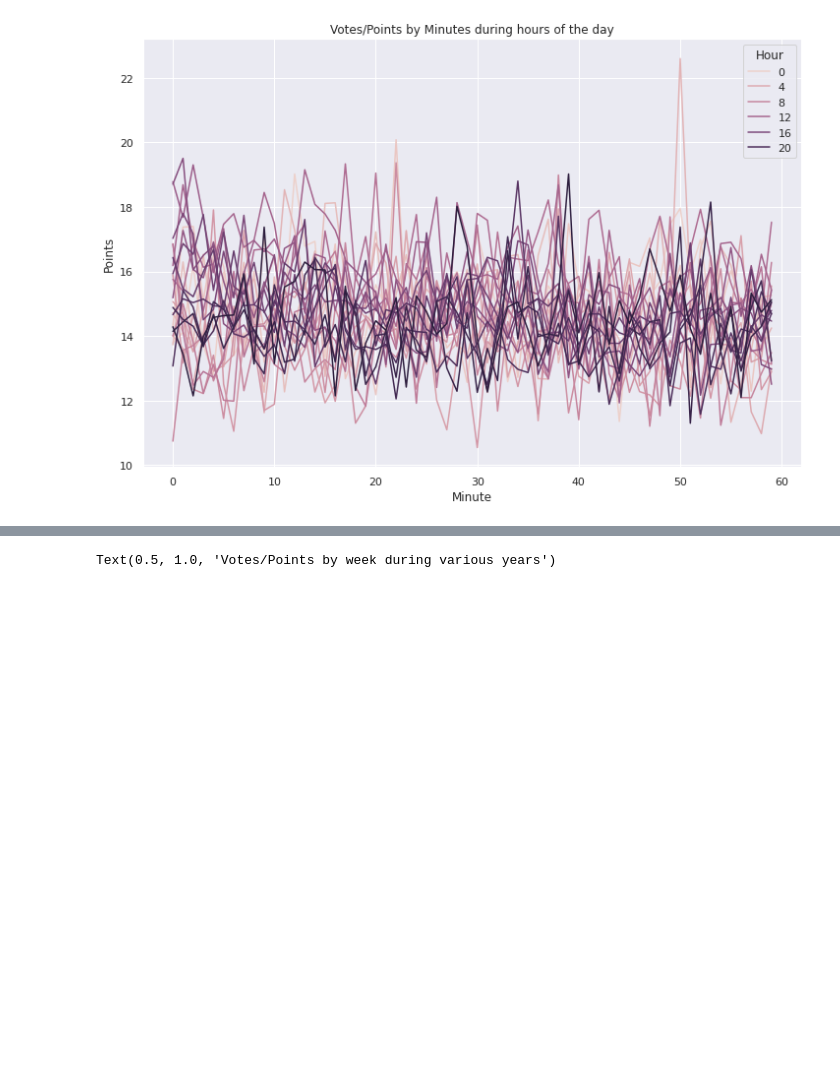
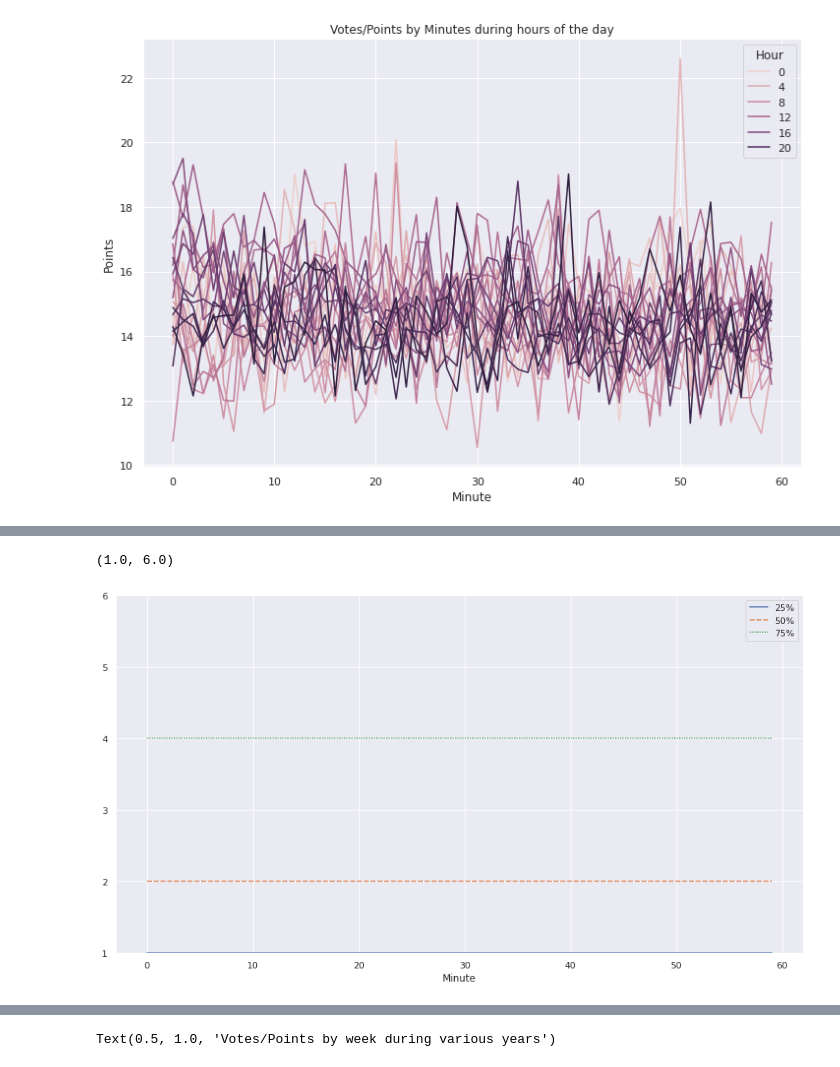
Before and after one commit to Jayjake1/100-Days-of-Code, a Jupyter notebook: hacker-news.ipynb, the cells around one changed output, grey strips where cells are left out. Cells and saved outputs as stored; diff of their text form; code cells hidden in the pictures; blank space fills up the shorter version.

```diff
--- a/hacker-news.ipynb
+++ b/hacker-news.ipynb
@@ -305,0 +336,6 @@ Text(0.5, 1.0, 'Votes/Points by Minutes during hours of the day')
+# %%
+plt.figure(figsize=[15,8])
+sns.lineplot(data=df_2['Points'][['25%', '50%', '75%']]).set_ylim(1, 6)
+# %% [output]
+(1.0, 6.0)
+[figure, added]
```
Also changed, not shown: parts of 17 cells of this notebook.
